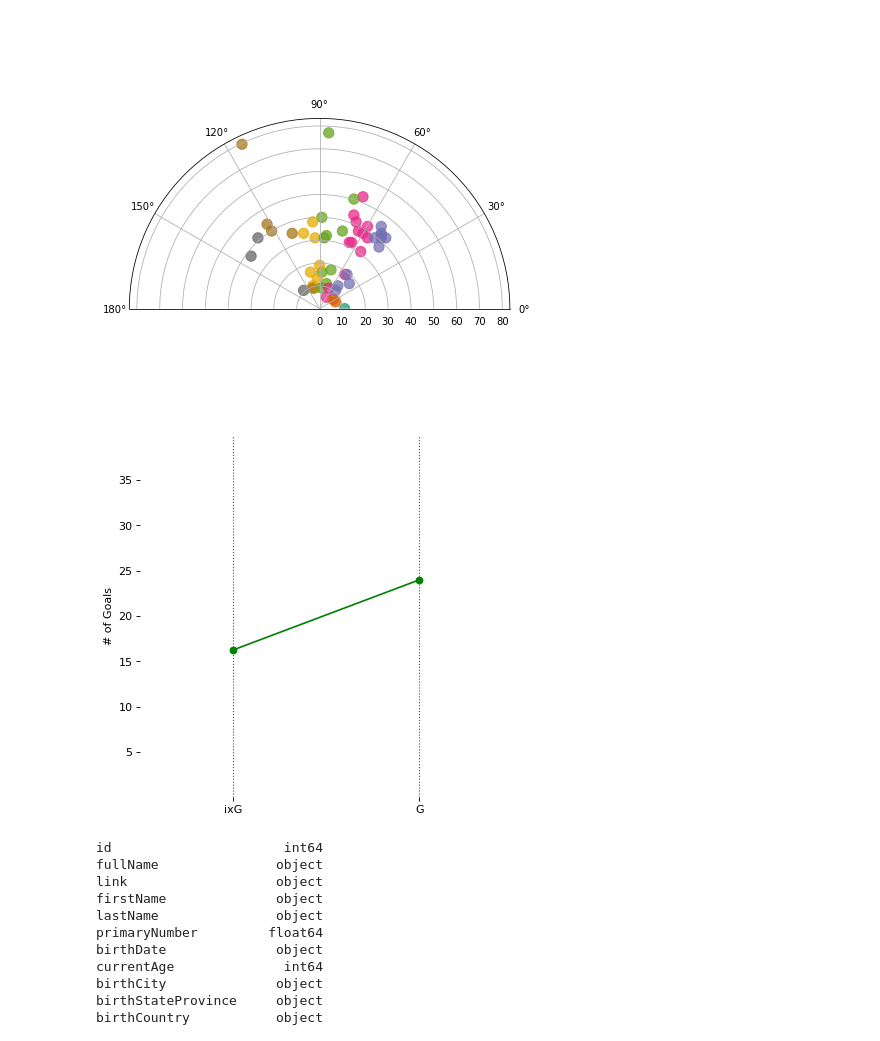
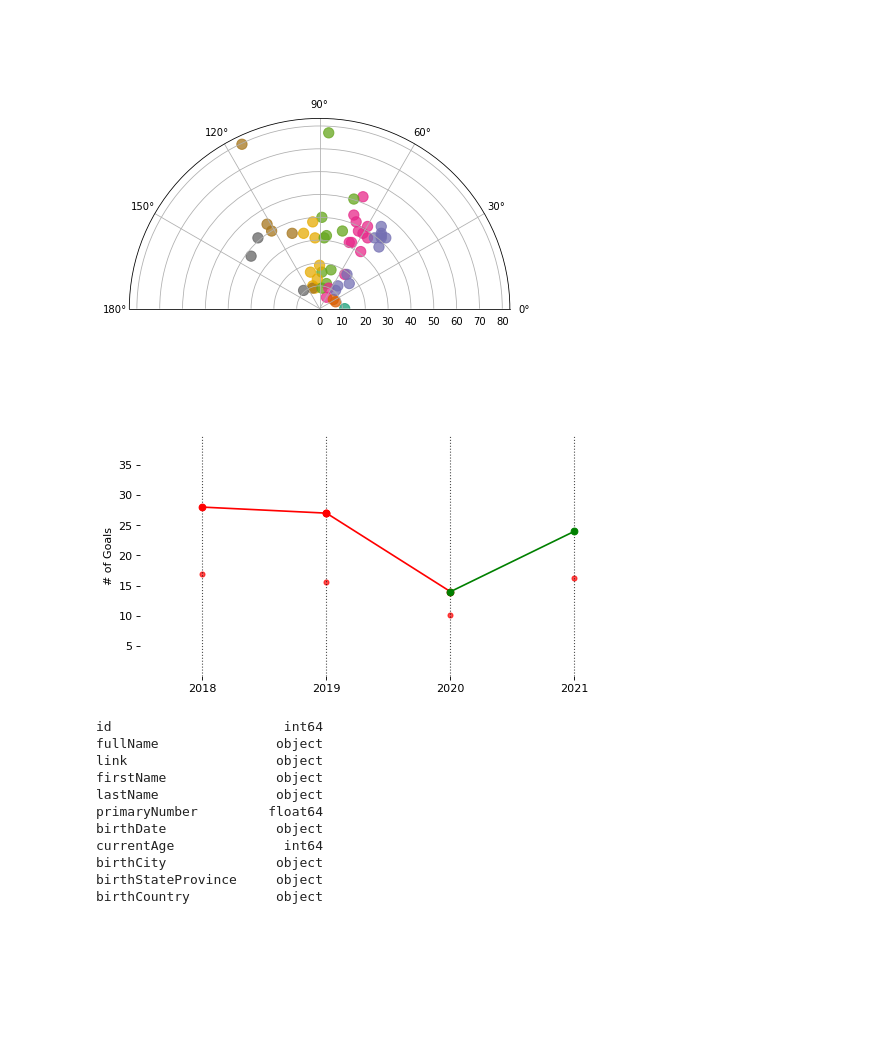
Before and after one commit to szonja126/NHL-Diplomamunka, a Jupyter notebook: readcsv.ipynb, the cells around one changed output. Drawn from its saved outputs; the diff is of its cells as text; code cells hidden in the pictures; blank space fills up the shorter version.

```diff
--- a/readcsv.ipynb
+++ b/readcsv.ipynb
@@ -546,6 +546,7 @@ ax.set_thetamax(180)
 #Individual Expected Goals: ixG, letoltott csv-ben vannak statisztikai szamaim, ezt csak beolvasom, nem API-zok
 players_stat_18 = pd.read_csv('playerstats_2018.csv')
 players_stat_19 = pd.read_csv('playerstats_2019.csv')
+players_stat_20 = pd.read_csv('playerstats_20.csv')
 players_stat_21 = pd.read_csv('playerstats_21.csv')
 
 name = 'Alex Ovechkin'
@@ -559,55 +560,71 @@ oneplayerstat_19 = players_stat_19.loc[:,['Player', 'Goals', 'ixG']]
 oneplayerstat_19 = oneplayerstat_19[oneplayerstat_19['Player'] == (name)]
 oneplayerstat_19 = oneplayerstat_19.rename(columns={"ixG": "ixG_19", 'Goals':'Goals_19'})
 
+oneplayerstat_20 = players_stat_20.loc[:,['Player', 'Goals', 'ixG']]
+oneplayerstat_20 = oneplayerstat_20[oneplayerstat_20['Player'] == (name)]
+oneplayerstat_20 = oneplayerstat_20.rename(columns={"ixG": "ixG_20", 'Goals':'Goals_20'})
+
 oneplayerstat_21 = players_stat_21.loc[:,['Player', 'Goals', 'ixG']]
 oneplayerstat_21 = oneplayerstat_21[oneplayerstat_21['Player'] == (name)]
 oneplayerstat_21 = oneplayerstat_21.rename(columns={"ixG": "ixG_21", 'Goals':'Goals_21'})
 
-ixg_1819 = pd.merge(left=oneplayerstat_18, right=oneplayerstat_19, left_on = 'Player', right_on='Player', how='left')
-ixg = oneplayerstat_21
 
-fig, ax = plt.subplots(1,1,figsize=(6,6), dpi= 80)
+#ixg_1819 = pd.merge(left=oneplayerstat_18, right=oneplayerstat_19, left_on = 'Player', right_on='Player', how='left')
+#ixg = oneplayerstat_21
+
+fig, ax = plt.subplots(1,1,figsize=(8,4), dpi= 80)
 
 #Vertical lines
 ax.vlines(x=1, ymin=0, ymax=40, color='black', alpha=0.7, linewidth=1, linestyles='dotted')
 ax.vlines(x=3, ymin=0, ymax=40, color='black', alpha=0.7, linewidth=1, linestyles='dotted')
+ax.vlines(x=5, ymin=0, ymax=40, color='black', alpha=0.7, linewidth=1, linestyles='dotted')
+ax.vlines(x=7, ymin=0, ymax=40, color='black', alpha=0.7, linewidth=1, linestyles='dotted')
 
 # Points
-#ax.scatter(y=ixg['Goals_18'], x=np.repeat(1, ixg.shape[0]), s=10, color='black', alpha=0.7)
-ax.scatter(y=ixg['Goals_21'], x=np.repeat(3, ixg.shape[0]), s=10, color='black', alpha=0.7)
-ax.scatter(y=ixg['ixG_21'], x=np.repeat(1, ixg.shape[0]), s=10, color='black', alpha=0.7)
-#ax.scatter(y=ixg['Goals_18'], x=np.repeat(3, ixg.shape[0]), s=10, color='black', alpha=0.7)
+#Goals
+ax.scatter(y=oneplayerstat_18['Goals_18'], x=np.repeat(1, ixg.shape[0]), s=10, color='black', alpha=0.7)
+ax.scatter(y=oneplayerstat_19['Goals_19'], x=np.repeat(3, ixg.shape[0]), s=10, color='black', alpha=0.7)
+ax.scatter(y=oneplayerstat_20['Goals_20'], x=np.repeat(5, ixg.shape[0]), s=10, color='black', alpha=0.7)
+ax.scatter(y=oneplayerstat_21['Goals_21'], x=np.repeat(7, ixg.shape[0]), s=10, color='black', alpha=0.7)
+#ixG
+ax.scatter(y=oneplayerstat_18['ixG_18'], x=np.repeat(1, ixg.shape[0]), s=20, color='red', alpha=0.7)
+ax.scatter(y=oneplayerstat_19['ixG_19'], x=np.repeat(3, ixg.shape[0]), s=20, color='red', alpha=0.7)
+ax.scatter(y=oneplayerstat_20['ixG_20'], x=np.repeat(5, ixg.shape[0]), s=20, color='red', alpha=0.7)
+ax.scatter(y=oneplayerstat_21['ixG_21'], x=np.repeat(7, ixg.shape[0]), s=20, color='red', alpha=0.7)
 
 def newline(p1, p2, color='black'):
     ax = plt.gca()
     l = mlines.Line2D([p1[0],p2[0]], [p1[1],p2[1]], color='red' if p1[1]-p2[1] > 0 else 'green', marker='o', markersize=6)
     ax.add_line(l)
     return l
 
 # Line Segmentsand Annotation
-#for p1, p2 in zip(ixg['Goals_18'], ixg['Goals_19']):
- #   newline([1,p1], [3,p2])
+for p1, p2 in zip(oneplayerstat_18['Goals_18'], oneplayerstat_19['Goals_19']):
+    newline([1,p1], [3,p2])
 
-for p1, p2 in zip(ixg['ixG_21'], ixg['Goals_21']):
-    newline([1,p1], [3,p2])
+for p1, p2 in zip(oneplayerstat_19['Goals_19'], oneplayerstat_20['Goals_20']):
+    newline([3,p1], [5,p2])
+
+for p1, p2 in zip(oneplayerstat_20['Goals_20'], oneplayerstat_21['Goals_21']):
+    newline([5,p1], [7,p2])
 
 # Decoration
 #ax.set_title("Comparing Expected Goals and Goals in 2021", fontdict={'size':15})
-ax.set(xlim=(0,4), ylim=(0,40), ylabel='# of Goals')
-ax.set_xticks([1,3])
-ax.set_xticklabels(["ixG", "G"])
+ax.set(xlim=(0,8), ylim=(0,40), ylabel='# of Goals')
+ax.set_xticks([1,3,5,7])
+ax.set_xticklabels(["2018", "2019","2020","2021"])
 plt.yticks((5,10,15, 20,25, 30,35), fontsize=10)
 
 # Lighten borders
 plt.gca().spines["top"].set_alpha(.0)
 plt.gca().spines["bottom"].set_alpha(.0)
 plt.gca().spines["right"].set_alpha(.0)
 plt.gca().spines["left"].set_alpha(.0)
 
 #ixg.to_csv('ixg.csv')
 #ixg
 # %% [output]
-[figure, old version]
+[figure, new version]
 # %%
 #Data Exploratory: Weight and height convert
 
```
Also changed, not shown: parts of 42 cells of this notebook.
